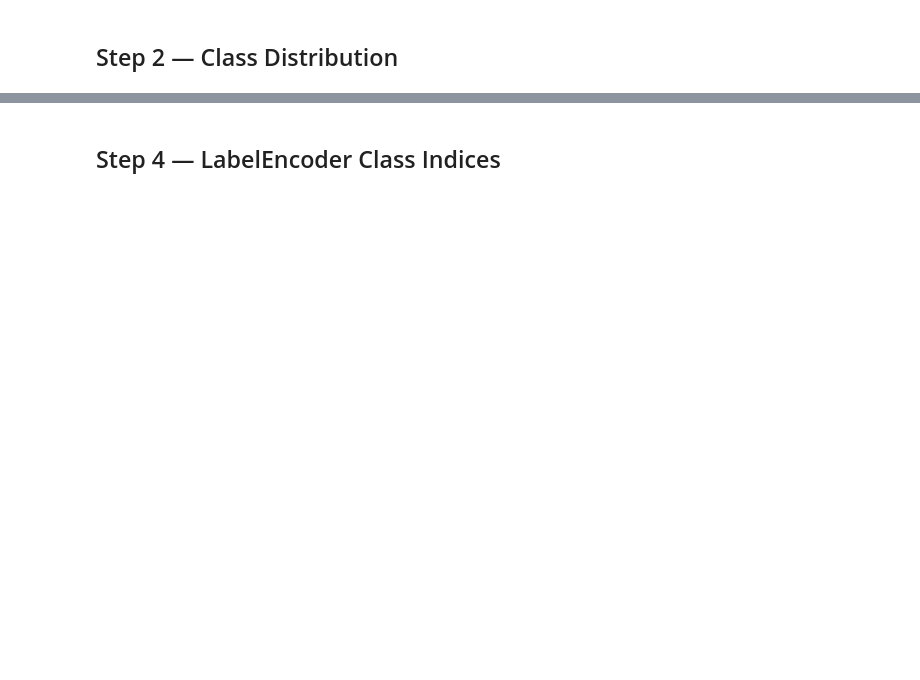
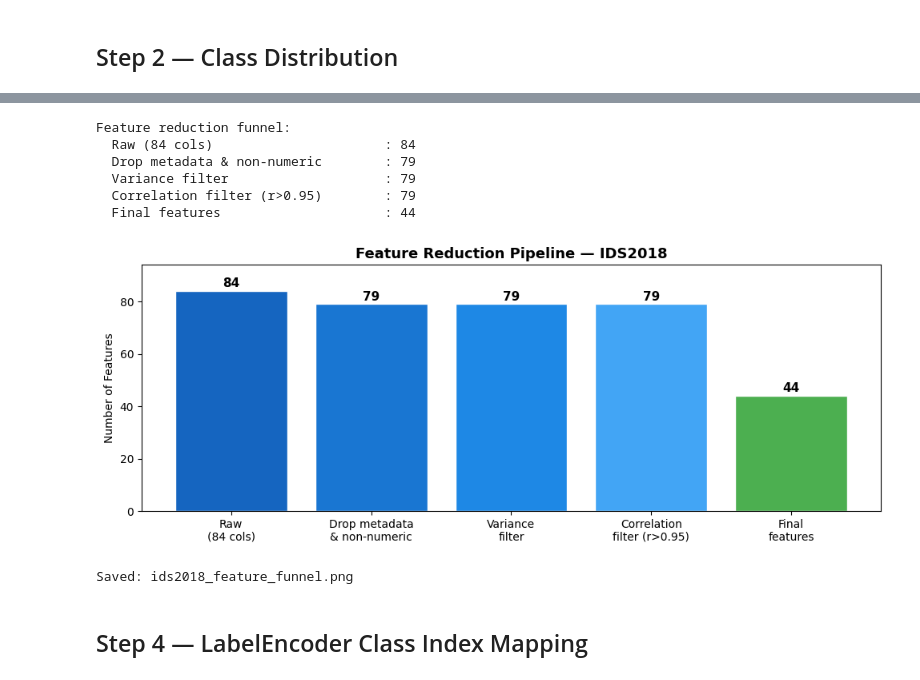
Before and after one commit to aarushjos/FL-IDS-Capstone, a Jupyter notebook: notebooks/08_ids2018_eda.ipynb, the cells around one changed output, grey strips where cells are left out. Saved outputs shown, nothing was run; the diff lists cells and outputs as text; code cells hidden in the pictures; blank space fills up the shorter version.

```diff
--- a/notebooks/08_ids2018_eda.ipynb
+++ b/notebooks/08_ids2018_eda.ipynb
@@ -120,2 +131,46 @@ print(f'\n>>> UPDATE config.yaml: input_dim = {len(feature_cols_corr)}')
+# %%
+# Load the raw parquet to show what was dropped at each stage
+raw_parquet = PREPROCESSED_DIR.parent / 'raw' / 'cicids2018_raw.parquet'
+
+if raw_parquet.exists():
+    df_raw = pd.read_parquet(raw_parquet)
+    raw_cols = df_raw.shape[1]
+else:
+    raw_cols = 84  # known from load log
+    print('Raw parquet not found, using known value from pipeline log.')
+
+DROP_COLS    = ['Flow ID', 'Src IP', 'Dst IP', 'Timestamp']
+after_drop   = raw_cols - len(DROP_COLS) - 1  # -1 for Label
+after_var    = after_drop   # variance filter removed 0 in this dataset
+after_corr   = len(feature_cols)
+
+stages = ['Raw\n(84 cols)', 'Drop metadata\n& non-numeric', 'Variance\nfilter', 'Correlation\nfilter (r>0.95)', 'Final\nfeatures']
+values = [raw_cols, after_drop, after_var, after_var, after_corr]
+
+print('Feature reduction funnel:')
+for s, v in zip(stages, values):
+    print(f'  {s.replace(chr(10)," "):<35}: {v}')
+
+fig, ax = plt.subplots(figsize=(10, 4))
+bars = ax.bar(stages, values, color=['#1565C0','#1976D2','#1E88E5','#42A5F5','#4CAF50'], edgecolor='white')
+for bar, val in zip(bars, values):
+    ax.text(bar.get_x() + bar.get_width()/2, bar.get_height() + 0.5, str(val),
+            ha='center', va='bottom', fontweight='bold', fontsize=11)
+ax.set_title('Feature Reduction Pipeline — IDS2018', fontsize=13, fontweight='bold')
+ax.set_ylabel('Number of Features')
+ax.set_ylim(0, raw_cols + 10)
+plt.tight_layout()
+plt.savefig(PLOTS_DIR / 'ids2018_feature_funnel.png', dpi=150)
+plt.show()
+print('Saved: ids2018_feature_funnel.png')
+# %% [output]
+Feature reduction funnel:
+  Raw (84 cols)                      : 84
+  Drop metadata & non-numeric        : 79
+  Variance filter                    : 79
+  Correlation filter (r>0.95)        : 79
+  Final features                     : 44
+[figure, added]
+Saved: ids2018_feature_funnel.png
 # %% [markdown]
-## Step 4 — LabelEncoder Class Indices
+## Step 4 — LabelEncoder Class Index Mapping
```
Also changed, not shown: parts of 24 cells of this notebook, 10 other files.
